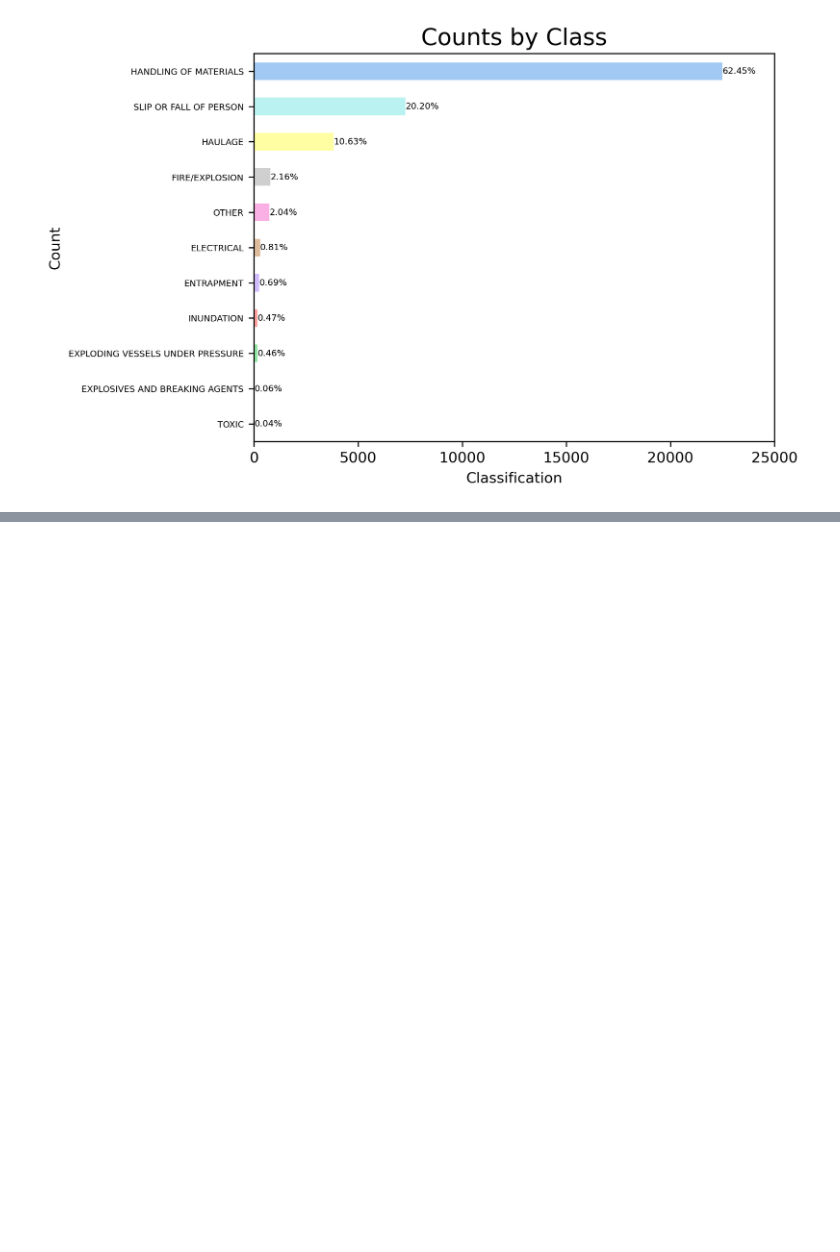
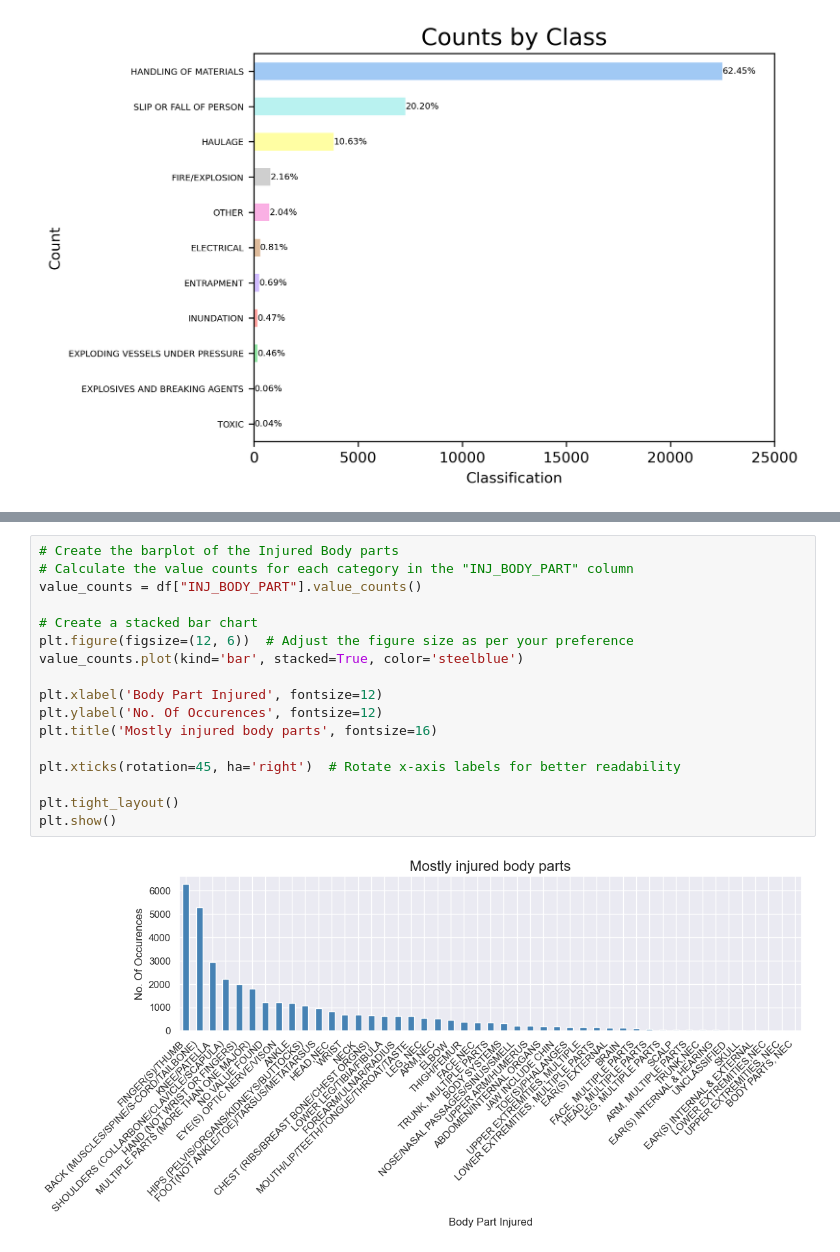
Before and after one commit to SrijanWMXJ/Trilytic, a Jupyter notebook: EDA.ipynb, the cells around one changed output, grey strips where cells are left out. Cells and saved outputs as stored; diff of their text form; blank space fills up the shorter version.

```diff
--- a/EDA.ipynb
+++ b/EDA.ipynb
@@ -495,0 +479,19 @@ plt.show()
+# %%
+# Create the barplot of the Injured Body parts
+# Calculate the value counts for each category in the "INJ_BODY_PART" column
+value_counts = df["INJ_BODY_PART"].value_counts()
+
+# Create a stacked bar chart
+plt.figure(figsize=(12, 6))  # Adjust the figure size as per your preference
+value_counts.plot(kind='bar', stacked=True, color='steelblue')
+
+plt.xlabel('Body Part Injured', fontsize=12)
+plt.ylabel('No. Of Occurences', fontsize=12)
+plt.title('Mostly injured body parts', fontsize=16)
+
+plt.xticks(rotation=45, ha='right')  # Rotate x-axis labels for better readability
+
+plt.tight_layout()
+plt.show()
+# %% [output]
+[figure, added]
```
Also changed, not shown: parts of 28 cells of this notebook.
